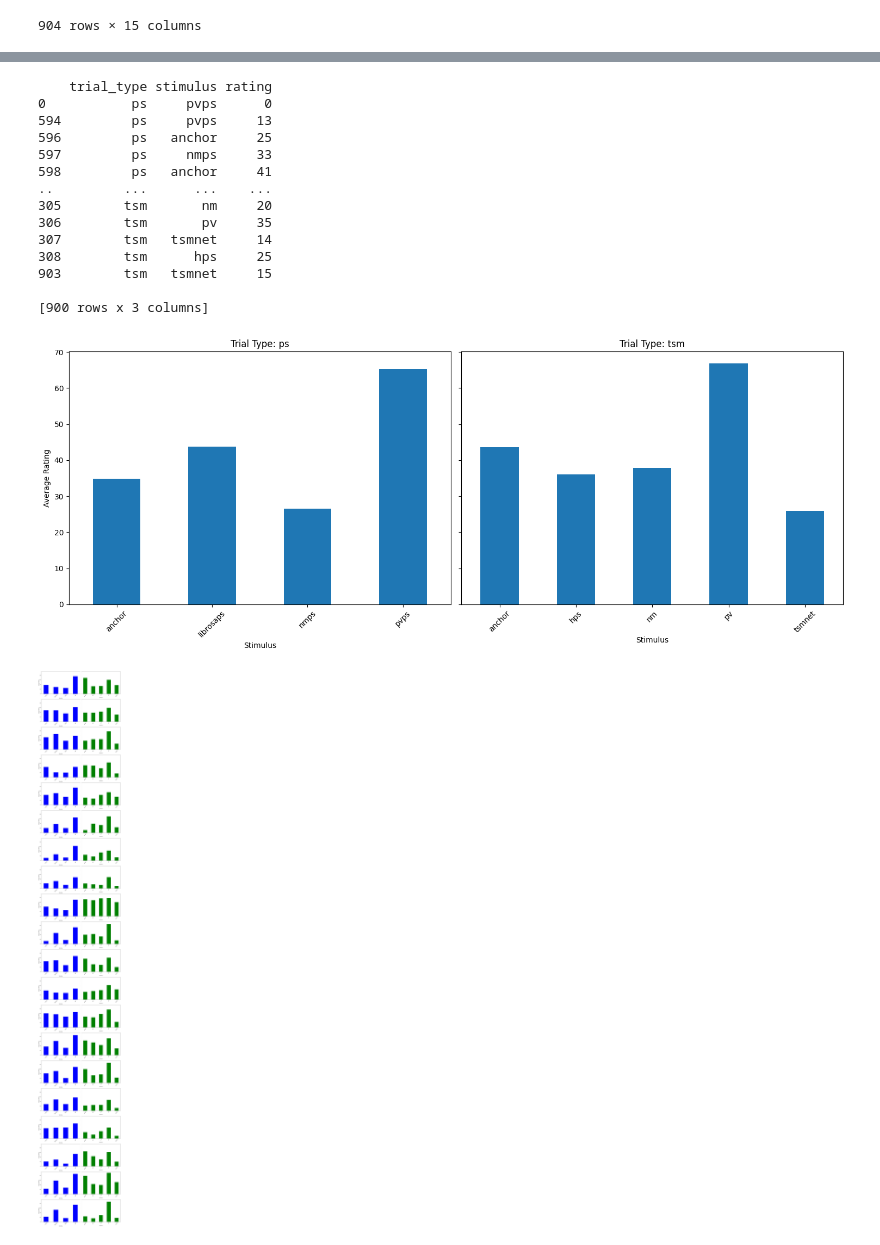
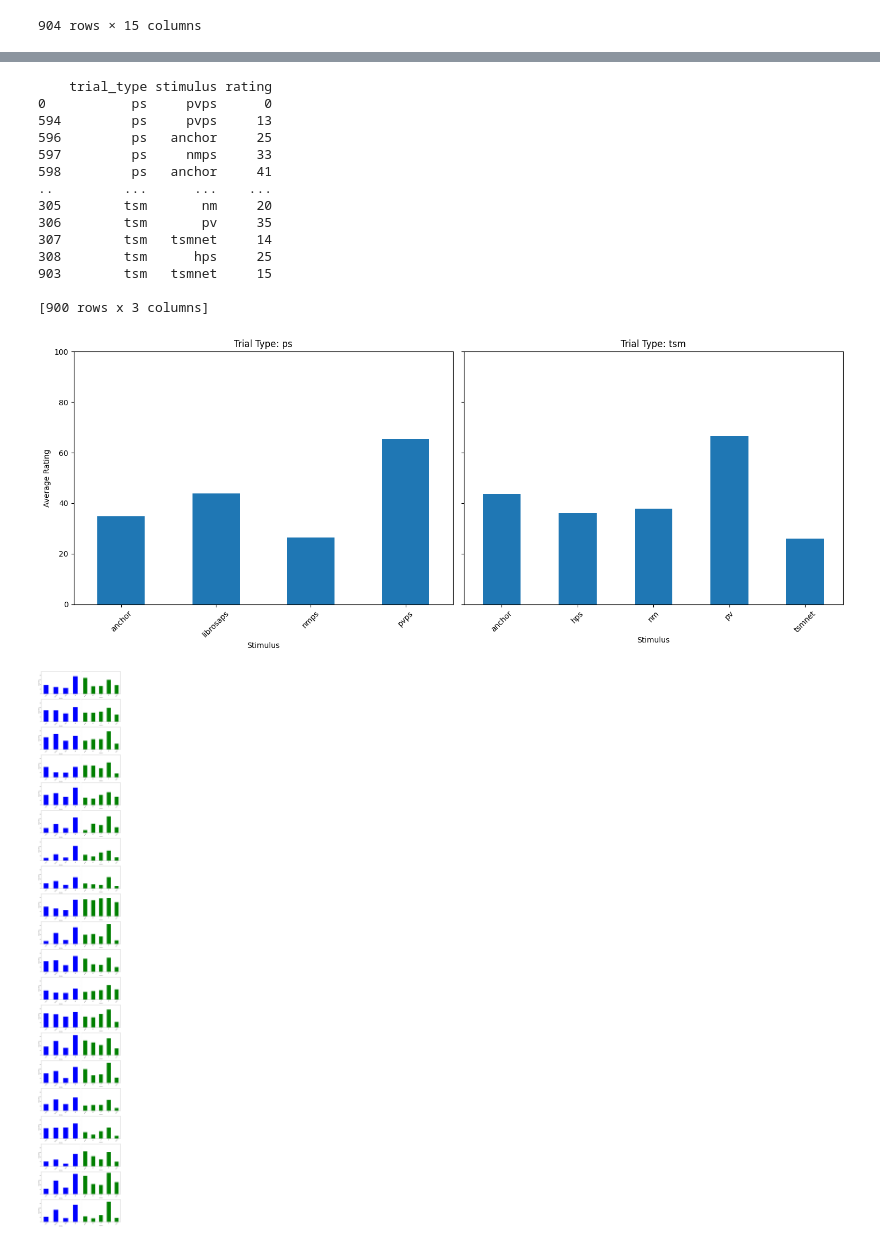
Before and after one commit to mariapolak/SMC10, a Jupyter notebook: plot_subjective_eval.ipynb, the cells around one changed output, grey strips where cells are left out. Cells and saved outputs as stored; diff of their text form; code cells hidden in the pictures.

```diff
--- a/plot_subjective_eval.ipynb
+++ b/plot_subjective_eval.ipynb
@@ -114,34 +140,35 @@ print(df_ratings)
 # group by trial_type and stimulus and plot the ratings
 df_ratings_grouped = df_ratings.groupby(['trial_type', 'stimulus']).mean().reset_index()
 
 fig, axes = plt.subplots(nrows=1, ncols=len(df_ratings_grouped['trial_type'].unique()), figsize=(15, 6), sharey=True)
 
 for ax, trial_type in zip(axes, df_ratings_grouped['trial_type'].unique()):
     df_subset = df_ratings_grouped[df_ratings_grouped['trial_type'] == trial_type]
     df_subset.plot(kind='bar', x='stimulus', y='rating', ax=ax, legend=False)
     ax.set_title(f'Trial Type: {trial_type}')
     ax.set_xlabel('Stimulus')
     ax.set_ylabel('Average Rating')
     ax.set_xticklabels(df_subset['stimulus'], rotation=45)
+    ax.set_ylim(0, 100)
 
 fig.tight_layout()
 plt.show()
 # %% [output]
     trial_type stimulus rating
 0           ps     pvps      0
 594         ps     pvps     13
 596         ps   anchor     25
 597         ps     nmps     33
 598         ps   anchor     41
 ..         ...      ...    ...
 305        tsm       nm     20
 306        tsm       pv     35
 307        tsm   tsmnet     14
 308        tsm      hps     25
 903        tsm   tsmnet     15
 
 [900 rows x 3 columns]
-[figure, old version]
+[figure, new version]
 # %%
 df_ratings = df_completed.copy()
 df_ratings = df_ratings[['id', 'trial_type', 'stimulus', 'rating']]
```
Also changed, not shown: parts of 1 cell of this notebook.
